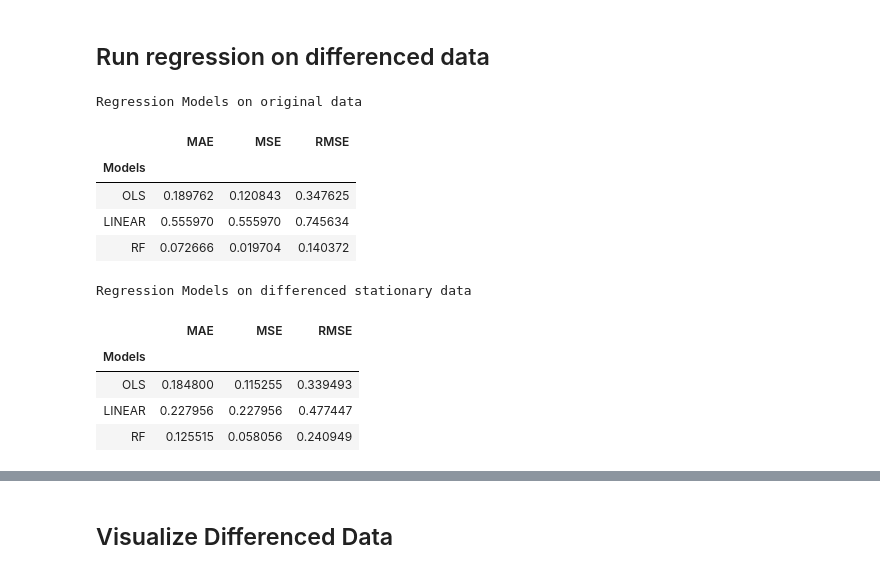
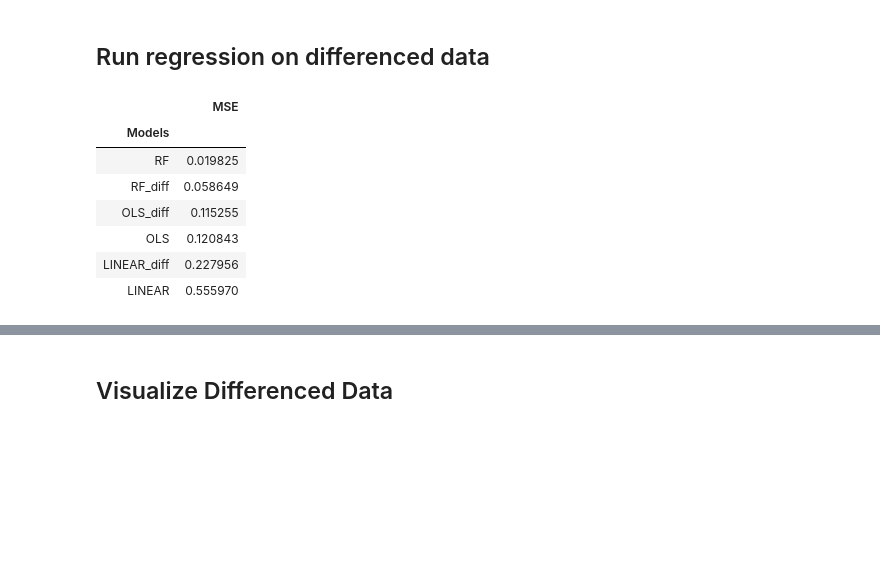
Before and after one commit to jrpaige/Solar, a Jupyter notebook: Solar_TS_Model.ipynb, the cells around one changed output, grey strips where cells are left out. Drawn from its saved outputs; the diff is of its cells as text; code cells hidden in the pictures; blank space fills up the shorter version.

```diff
--- a/Solar_TS_Model.ipynb
+++ b/Solar_TS_Model.ipynb
@@ -124,28 +125,23 @@ Achieved stationarity! Reject ADF H0.
 # %%
 #ORIGINAL REGRESSION
 ols_model, ols_trend = lag_ols_model(y)[0], lag_ols_model(y)[1]
 linear_model, linear_trend = linear_ols_model(y)[0], linear_ols_model(y)[1]
 rf_model, rf_trend = randomforest_model(y)[0], randomforest_model(y)[1]
-print('Regression Models on original data')
-score_table(y, ols_model, linear_model, rf_model)
+#REGRESSIONS ON DIFFERENCED DATA
+tsols_model, tsols_trend = stat_lag_ols_model(diff)[0], stat_lag_ols_model(diff)[1]
+tslinear_model, tslinear_trend = stat_linear_ols_model(diff)[0], stat_linear_ols_model(diff)[1]
+tsrf_model, tsrf_trend = stat_randomforest_model(diff)[0], stat_randomforest_model(diff)[1]
+diff_reg_scores = (stat_score_table(diff, tsols_model, tslinear_model, tsrf_model).T).rename(columns={'OLS':'OLS_diff', 'LINEAR':'LINEAR_diff','RF':'RF_diff'})
+diff_reg_scores = diff_reg_scores.T
+reg_scores = pd.DataFrame(score_table(y, ols_model, linear_model, rf_model))
+scores_for_all = pd.DataFrame(pd.concat([reg_scores, diff_reg_scores]))
+scores_for_all.sort_values(by='MSE')
 # %% [output]
-Regression Models on original data
-|  | MAE | MSE | RMSE |
-| Models |  |  |  |
-| OLS | 0.189762 | 0.120843 | 0.347625 |
-| LINEAR | 0.555970 | 0.555970 | 0.745634 |
-| RF | 0.072666 | 0.019704 | 0.140372 |
+|  | MSE |
+| Models |  |
+| RF | 0.019825 |
+| RF_diff | 0.058649 |
+| OLS_diff | 0.115255 |
+| OLS | 0.120843 |
+| LINEAR_diff | 0.227956 |
+| LINEAR | 0.555970 |
-# %%
-# RUN STATIONARY DATA THROUGH ORIGINAL REGRESSION
-tsols_model, tsols_trend = stat_lag_ols_model(diff)[0], stat_lag_ols_model(diff)[1]
-tslinear_model, tslinear_trend = stat_linear_ols_model(diff)[0], stat_linear_ols_model(diff)[1]
-tsrf_model, tsrf_trend = stat_randomforest_model(diff)[0], stat_randomforest_model(diff)[1]
-print('Regression Models on differenced stationary data')
-stat_score_table(diff, tsols_model, tslinear_model, tsrf_model)
-# %% [output]
-Regression Models on differenced stationary data
-|  | MAE | MSE | RMSE |
-| Models |  |  |  |
-| OLS | 0.184800 | 0.115255 | 0.339493 |
-| LINEAR | 0.227956 | 0.227956 | 0.477447 |
-| RF | 0.125515 | 0.058056 | 0.240949 |
```
Also changed, not shown: parts of 16 cells of this notebook, 3 other files.
